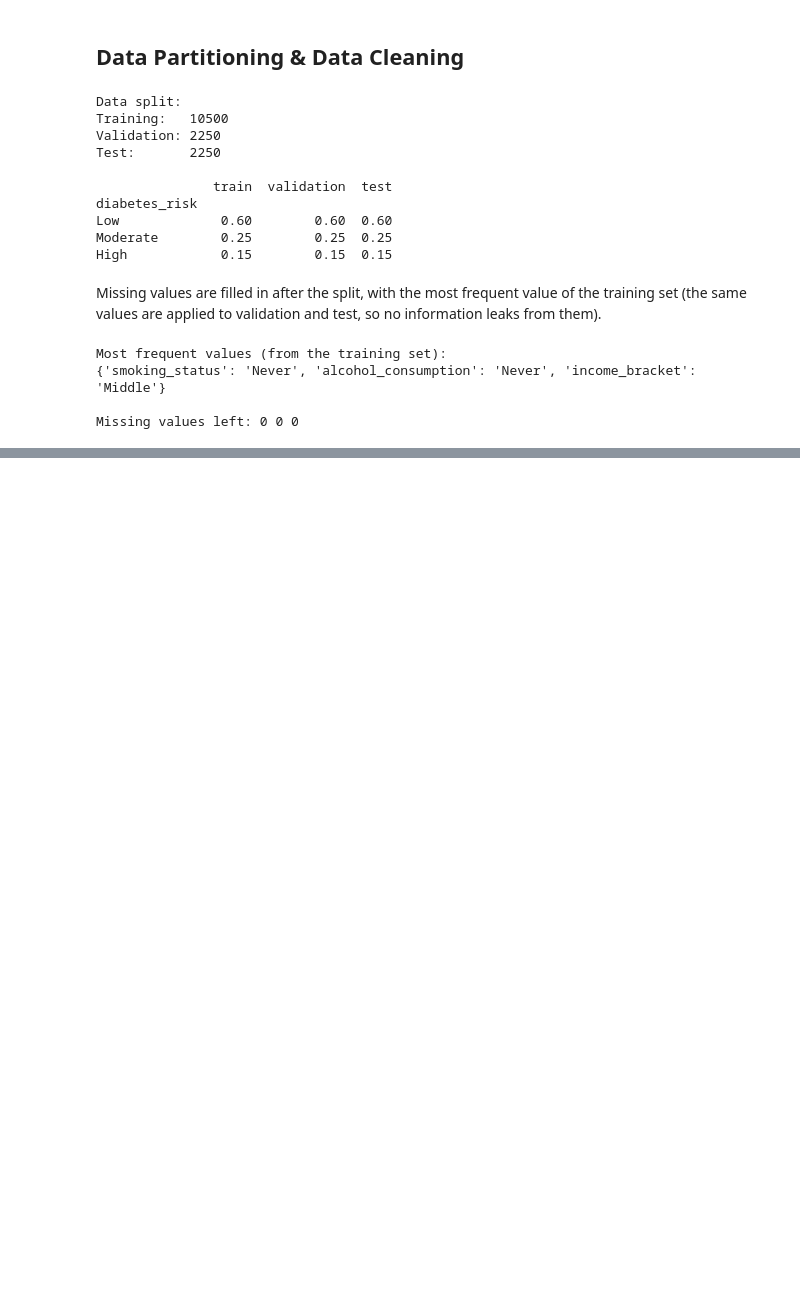
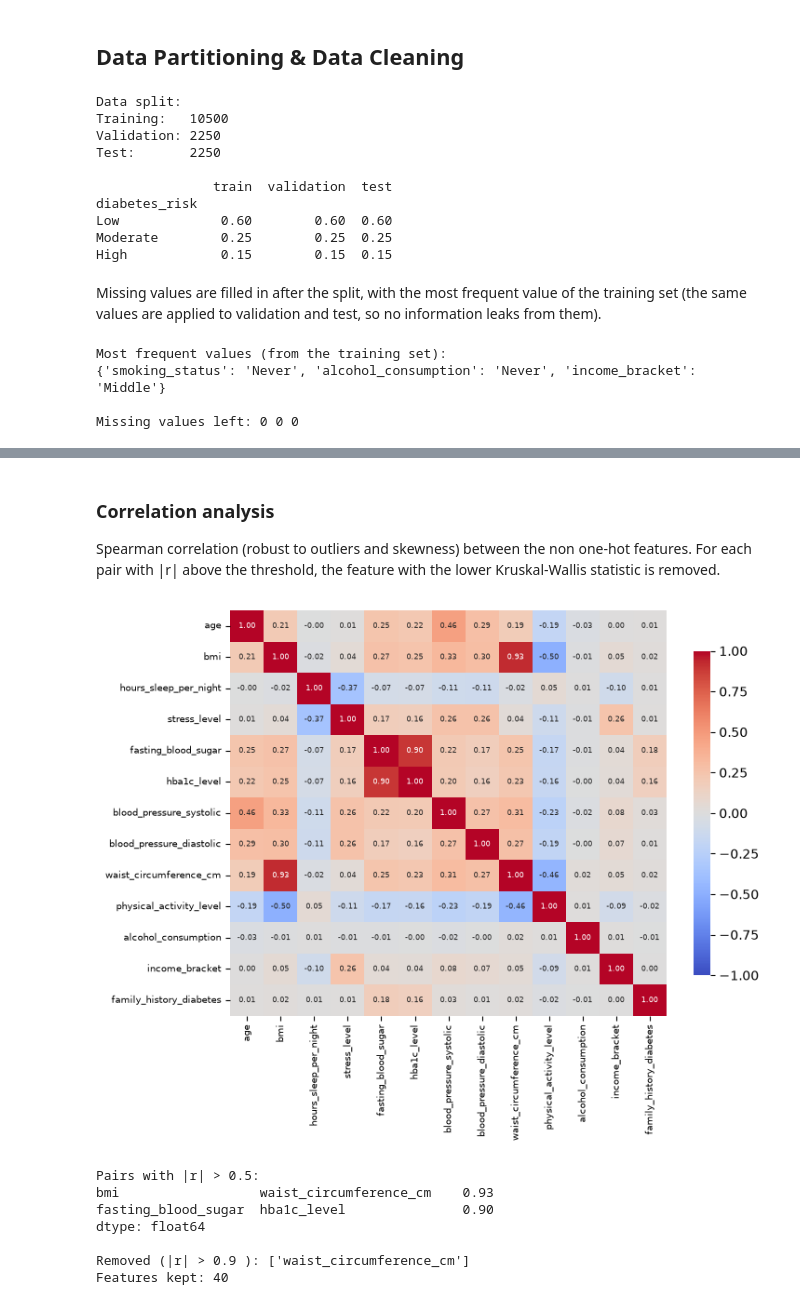
Before and after one commit to rodrigojsm/AC_Project, a Jupyter notebook: AC_project.ipynb, the cells around one changed output, grey strips where cells are left out. Cells and saved outputs as stored; diff of their text form; code cells hidden in the pictures; blank space fills up the shorter version.

```diff
--- a/AC_project.ipynb
+++ b/AC_project.ipynb
@@ -155,0 +245,43 @@ Missing values left: 0 0 0
+# %% [markdown]
+### Correlation analysis
+
+Spearman correlation (robust to outliers and skewness) between the non one-hot features. For each pair with |r| above the threshold, the feature with the lower Kruskal-Wallis statistic is removed.
+# %%
+CORR_THRESHOLD = 0.9
+
+def uncorrelated_features(X, scores, threshold=CORR_THRESHOLD):
+    corr = X[continuous_cols].corr(method='spearman').abs()
+    drop = set()
+    for i, a in enumerate(continuous_cols):
+        for b in continuous_cols[i + 1:]:
+            if corr.loc[a, b] > threshold and a not in drop and b not in drop:
+                drop.add(a if scores.loc[a, 'H'] < scores.loc[b, 'H'] else b)
+    return [c for c in X.columns if c not in drop], sorted(drop)
+
+corr = Xp_train[continuous_cols].corr(method='spearman')
+
+fig, ax = plt.subplots(figsize=(7.5, 6))
+sns.heatmap(corr, annot=True, fmt='.2f', cmap='coolwarm', vmin=-1, vmax=1,
+            annot_kws={'size': 6}, cbar_kws={'shrink': 0.8}, ax=ax)
+ax.tick_params(labelsize=7)
+plt.tight_layout()
+save_fig('fs_correlations.pdf')
+plt.show()
+
+pairs = corr.where(np.triu(np.ones(corr.shape, dtype=bool), k=1)).stack()
+print('Pairs with |r| > 0.5:')
+print(pairs[pairs.abs() > 0.5].sort_values(key=abs, ascending=False).round(2))
+
+kept_cols, dropped_cols = uncorrelated_features(Xp_train, kw)
+print()
+print('Removed (|r| >', CORR_THRESHOLD, '):', dropped_cols)
+print('Features kept:', len(kept_cols))
+# %% [output]
+[figure, added]
+Pairs with |r| > 0.5:
+bmi                  waist_circumference_cm    0.93
+fasting_blood_sugar  hba1c_level               0.90
+dtype: float64
+
+Removed (|r| > 0.9 ): ['waist_circumference_cm']
+Features kept: 40
```
Also changed, not shown: parts of 11 cells of this notebook, 8 other files.
